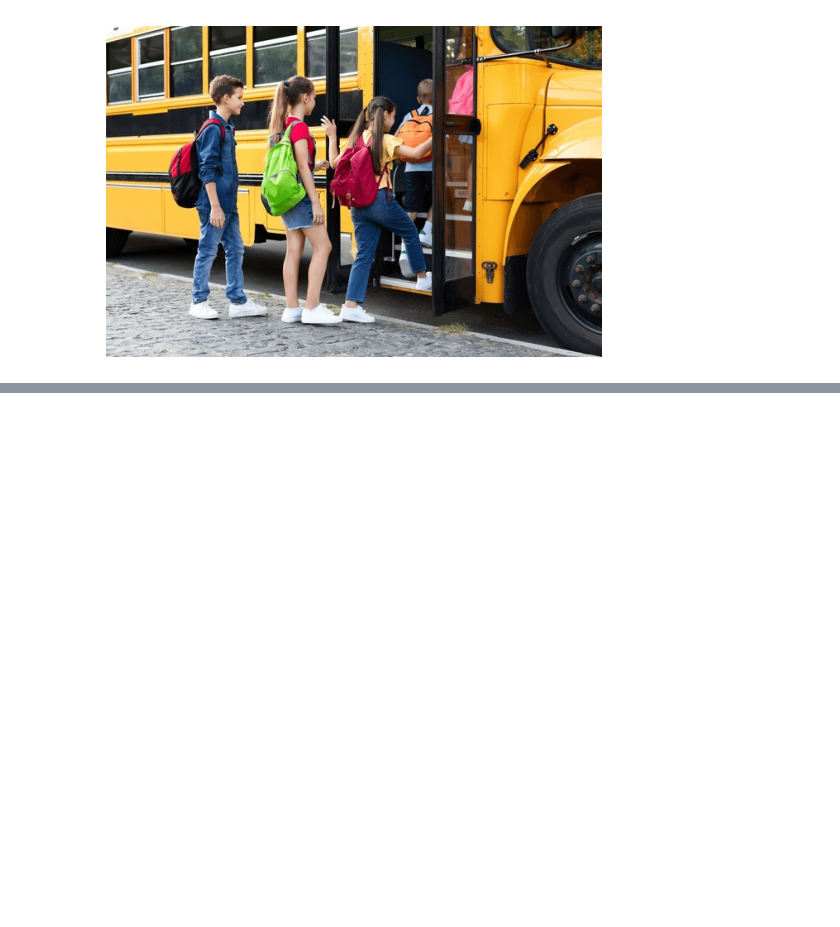
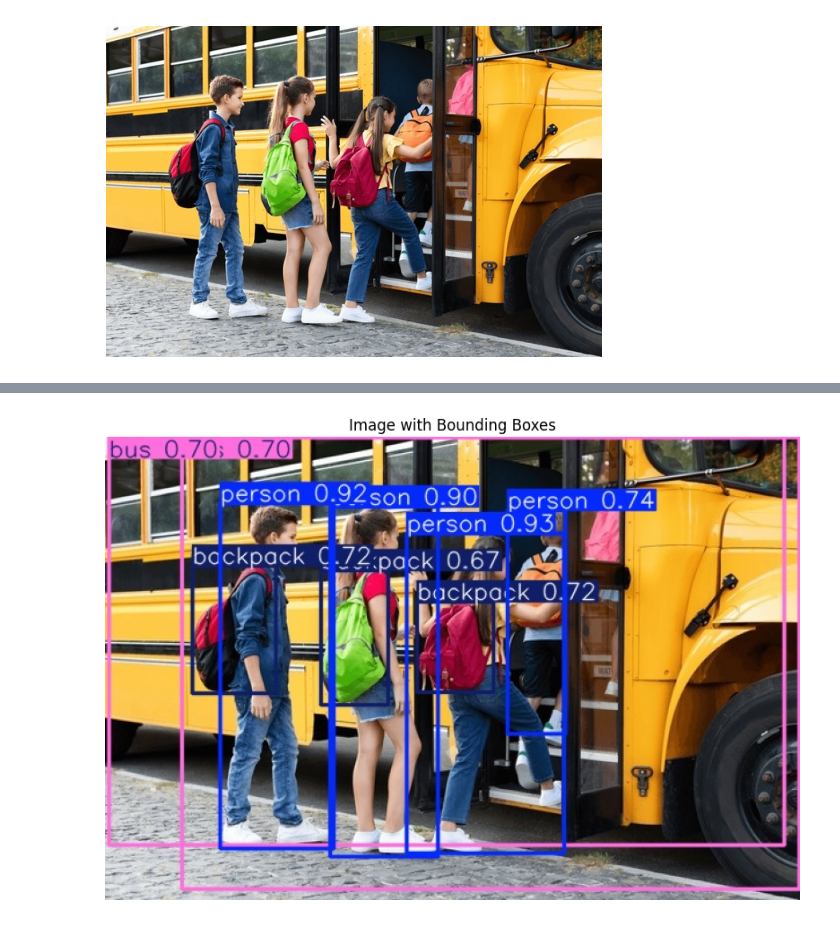
Before and after one commit to soot-bit/soot-bit.github.io, a Jupyter notebook: blog/_sources/cnns.ipynb, the cells around one changed output, grey strips where cells are left out. Drawn from its saved outputs; the diff is of its cells as text; code cells hidden in the pictures; blank space fills up the shorter version.

```diff
--- a/blog/_sources/cnns.ipynb
+++ b/blog/_sources/cnns.ipynb
@@ -430 +476,20 @@ Speed: 3.6ms preprocess, 920.2ms inference, 0.3ms postprocess per image at shape
 Results saved to /content/runs/detect/predict
+# %%
+import os
+runs_dir = "runs/detect"
+predict_dirs = [d for d in os.listdir(runs_dir) if os.path.isdir(os.path.join(runs_dir, d))]
+predict_dirs.sort(key=lambda x: os.path.getmtime(os.path.join(runs_dir, x)), reverse=True)
+
+if predict_dirs:
+    latest_predict_dir = os.path.join(runs_dir, predict_dirs[0])
+    # The image file will have the same name as the source image
+    saved_image_path = os.path.join(latest_predict_dir, os.path.basename(link_img))
+
+    bbox_img = Image.open(saved_image_path)
+    plt.figure(figsize=(10, 10))
+    plt.imshow(bbox_img)
+    plt.title("Image with Bounding Boxes")
+    plt.axis("off")
+    plt.show()
+# %% [output]
+[figure, added]
```
Also changed, not shown: parts of 10 cells of this notebook, 14 other files.
